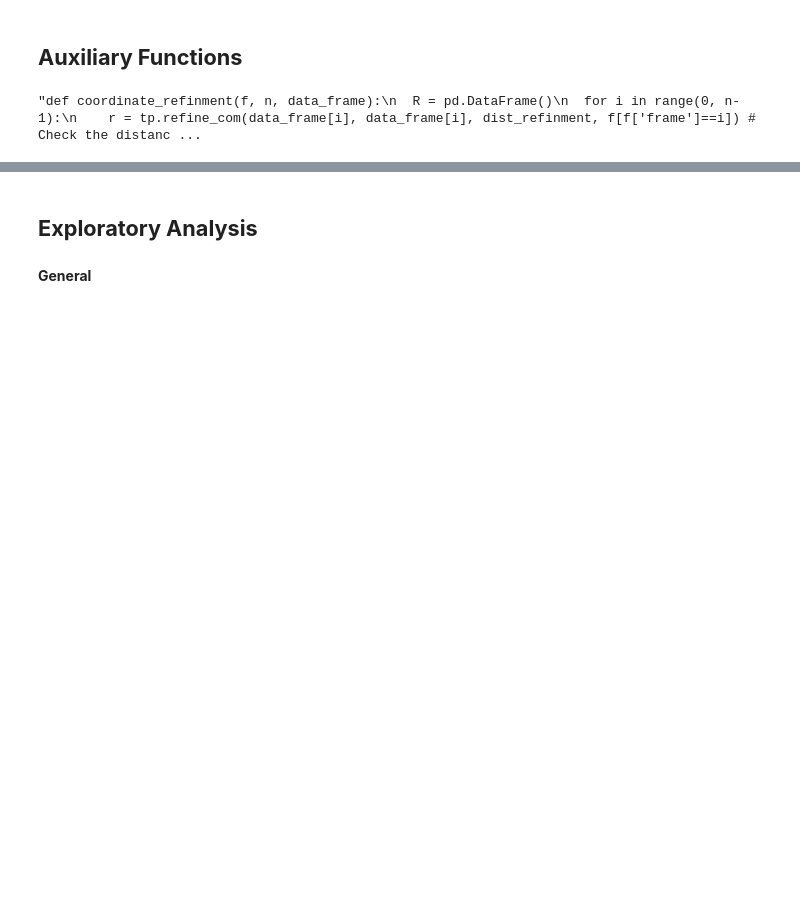
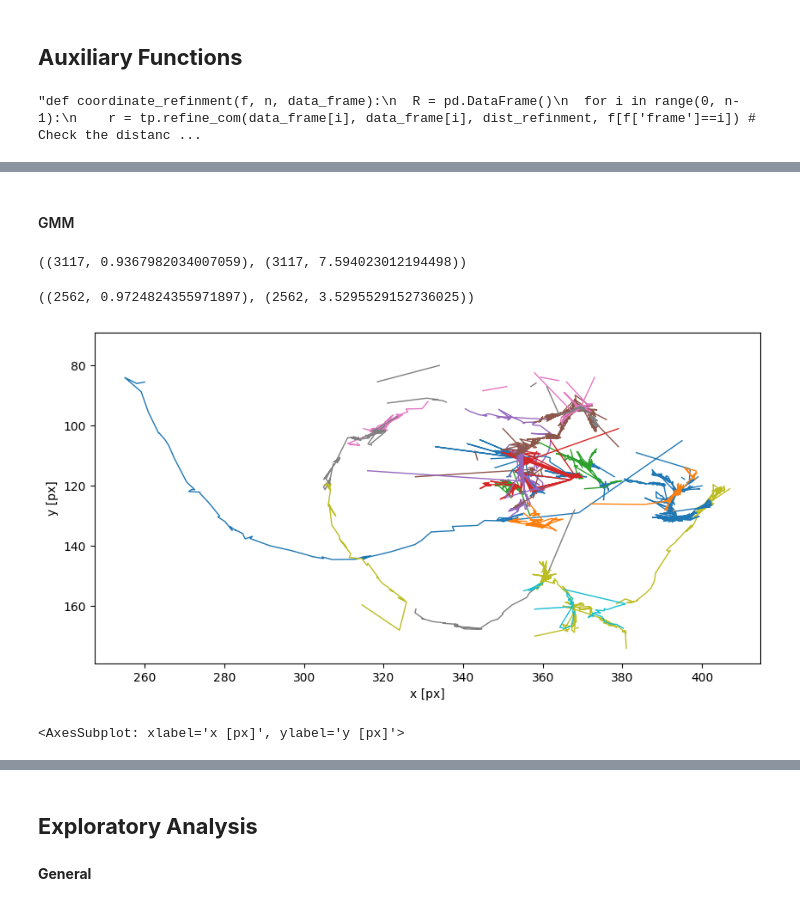
Before and after one commit to epenaroyuela/EPFL-ml-project, a Jupyter notebook: notebooks/trackpy_and_company.ipynb, the cells around one changed output, grey strips where cells are left out. Cells and saved outputs as stored; diff of their text form; code cells hidden in the pictures; blank space fills up the shorter version.

Commit message:
nb testing trackpy and co

```diff
--- a/notebooks/trackpy_and_company.ipynb
+++ b/notebooks/trackpy_and_company.ipynb
@@ -217,0 +302,2 @@ print_frame(True)(fi, f, None)
+# %% [markdown]
+#### GMM
@@ -217,0 +332,52 @@ print_frame(True)(fi, f, None)
+# %%
+# map_labels(pred_labels, lambda l: h_mirror_label(0, l, (cap.W(), cap.H())))
+acc = evaluate(labels[1], pred_labels, custom_accuracy(5, 7))
+dist = evaluate(labels[1], pred_labels, distance())
+acc, dist
+# %% [output]
+((3117, 0.9367982034007059), (3117, 7.594023012194498))
+# %%
+# Trackpy
+pred_labels = {}
+
+for i, frame in cap.frames(limit=4000):
+    loc = tp.locate(frame[:, :, 0], 11, **options)
+    if len(loc) > 0:
+        loc.reset_index(drop=True, inplace=True)
+        max_area = np.argmax(loc['mass'])
+        pred_labels[i] = np.array([loc.iloc[max_area]['x'], loc.iloc[max_area]['y']])
+# %%
+acc = evaluate(labels[1], pred_labels, custom_accuracy(5, 7))
+dist = evaluate(labels[1], pred_labels, distance())
+acc, dist
+# %% [output]
+((2562, 0.9724824355971897), (2562, 3.5295529152736025))
+# %%
+# CC + linker
+linker = tp.linking.Linker(41, memory=50)
+
+pred_labels_df = None
+parts = set()
+
+init = True
+for i, frame in cap.frames(limit=4000):
+    nl, lm, sm, cm = cv2.connectedComponentsWithStats(frame, connectivity=8)
+    if init:
+        linker.init_level(cm[1:], i)
+    else:
+        linker.next_level(cm[1:], i)
+    init = False
+    parts = parts.union(set(linker.particle_ids))
+    preds_df = pd.DataFrame({"x": cm[1:, 0], "y": cm[1:, 1], "frame": i, "particle": linker.particle_ids})
+    if pred_labels_df is None:
+        pred_labels_df = preds_df
+    else:
+        pred_labels_df = pd.concat([pred_labels_df, preds_df])
+# %%
+pred_labels_df['particle'] = pred_labels_df['particle'].astype(int)
+# %%
+pred_labels_df2 = tp.filtering.filter_stubs(pred_labels_df, 50)
+tp.plot_traj(pred_labels_df2)
+# %% [output]
+[figure, added]
+<AxesSubplot: xlabel='x [px]', ylabel='y [px]'>
```
Also changed, not shown: parts of 65 cells of this notebook.
